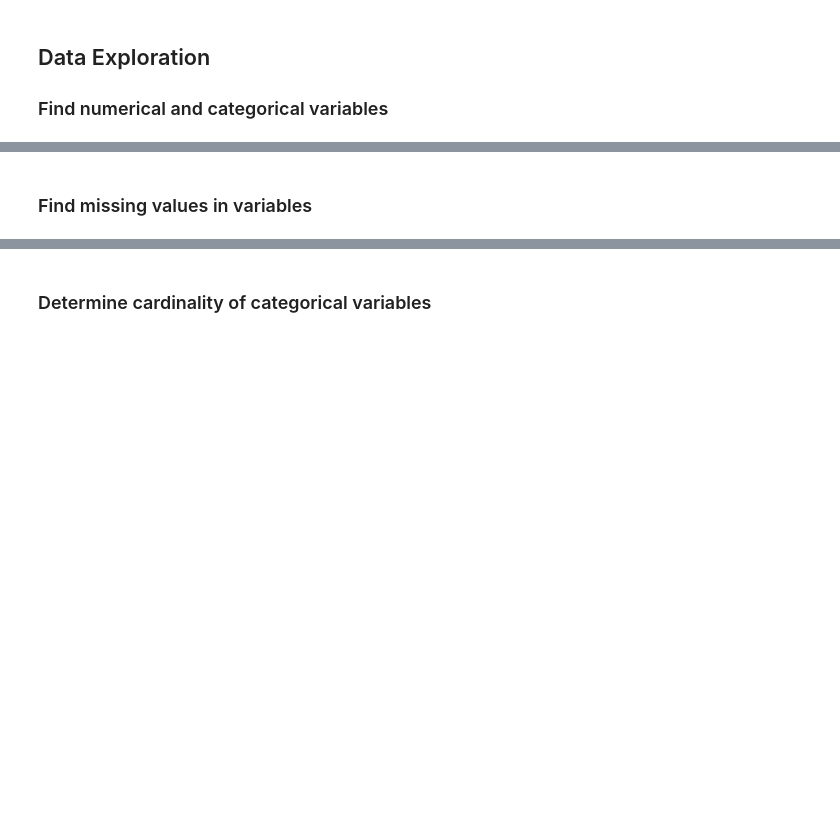
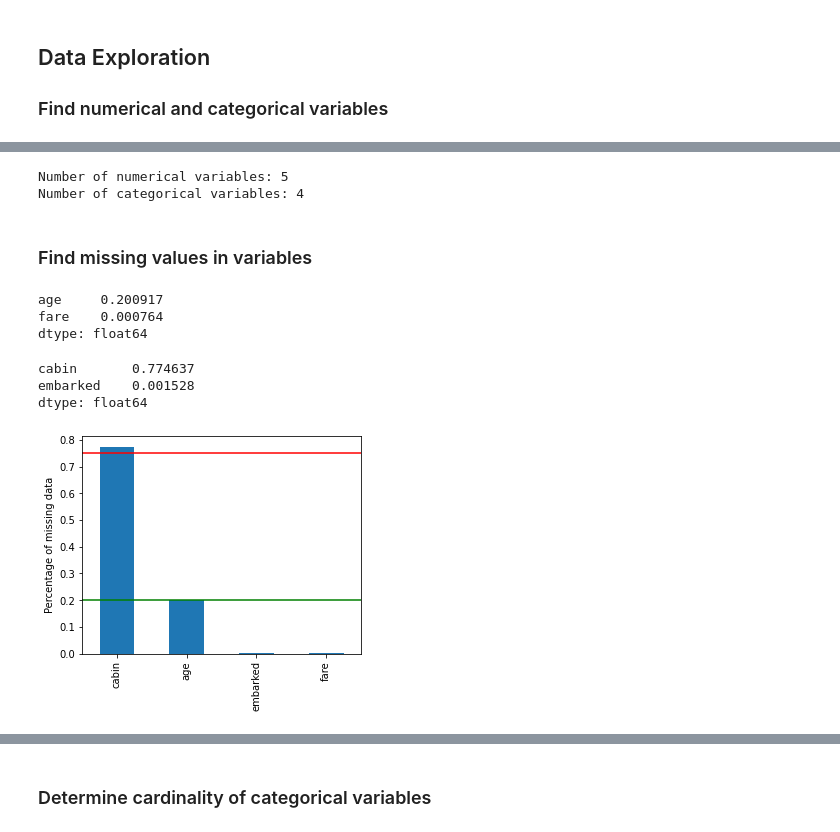
Before and after one commit to trainindata/deploying-machine-learning-models, a Jupyter notebook: section-04-research-and-development/titanic-assignment/01-predicting-survival-titanic-assignement.ipynb, the cells around one changed output, grey strips where cells are left out. Drawn from its saved outputs; the diff is of its cells as text; code cells hidden in the pictures; blank space fills up the shorter version.

```diff
--- a/section-04-research-and-development/titanic-assignment/01-predicting-survival-titanic-assignement.ipynb
+++ b/section-04-research-and-development/titanic-assignment/01-predicting-survival-titanic-assignement.ipynb
@@ -92,7 +98,7 @@ data['age'] = data['age'].astype('float')
 # %%
 # drop unnecessary variables
 
-data.drop(labels=['name','ticket', 'boat', 'body','home.dest'], axis=1, inplace=True)
+data.drop(columns=['name','ticket', 'boat', 'body','home.dest'], inplace=True)
 
 # display data
 data.head()
@@ -116,9 +136,12 @@ target = 'survived'
 # %%
-vars_num = # fill your code here
+vars_num = [col for col in data.columns if data[col].dtype != 'O' and col != target]
 
-vars_cat = # fill your code here
+vars_cat = [col for col in data.columns if data[col].dtype == 'O' and col != target]
 
 print('Number of numerical variables: {}'.format(len(vars_num)))
 print('Number of categorical variables: {}'.format(len(vars_cat)))
+# %% [output]
+Number of numerical variables: 5
+Number of categorical variables: 4
 # %% [markdown]
 ### Find missing values in variables
@@ -128,0 +148,32 @@ print('Number of categorical variables: {}'.format(len(vars_cat)))
+# %%
+# first in numerical variables
+
+num_vars_with_na = [var for var in vars_num if data[var].isnull().sum() > 0]
+
+data[num_vars_with_na].isnull().mean().sort_values(ascending=False)
+# %% [output]
+age     0.200917
+fare    0.000764
+dtype: float64
+# %%
+# now in categorical variables
+
+cat_vars_with_na = [var for var in vars_cat if data[var].isnull().sum() > 0]
+
+data[cat_vars_with_na].isnull().mean().sort_values(ascending=False)
+# %% [output]
+cabin       0.774637
+embarked    0.001528
+dtype: float64
+# %%
+# plot
+
+data[cat_vars_with_na + num_vars_with_na].isnull().mean().sort_values(
+    ascending=False).plot.bar(figsize=(5, 4))
+plt.ylabel('Percentage of missing data')
+plt.axhline(y=0.75, color='r', linestyle='-')
+plt.axhline(y=0.20, color='g', linestyle='-')
+
+plt.show()
+# %% [output]
+[figure, added]
```
Also changed, not shown: parts of 30 cells of this notebook, 2 other files.
